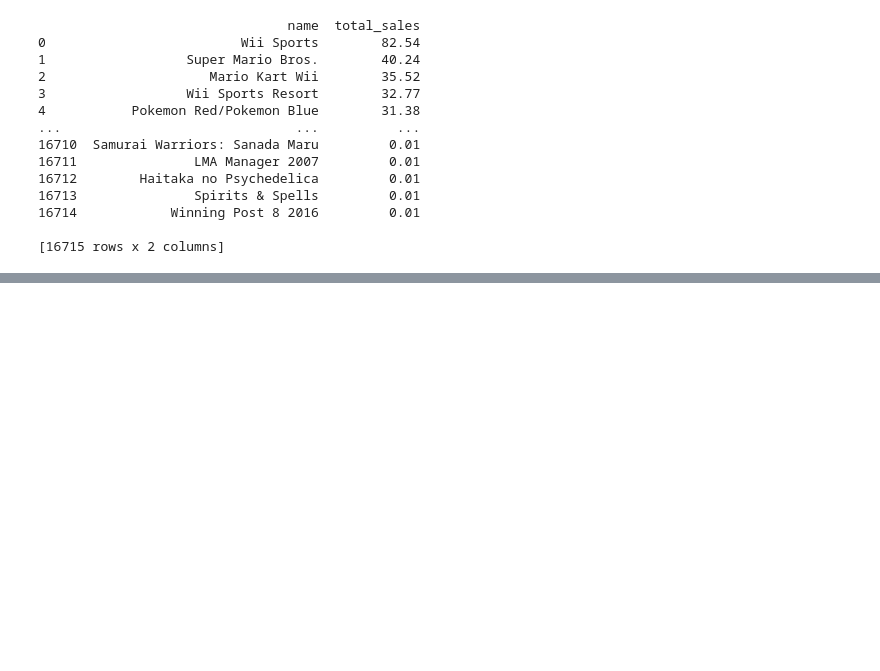
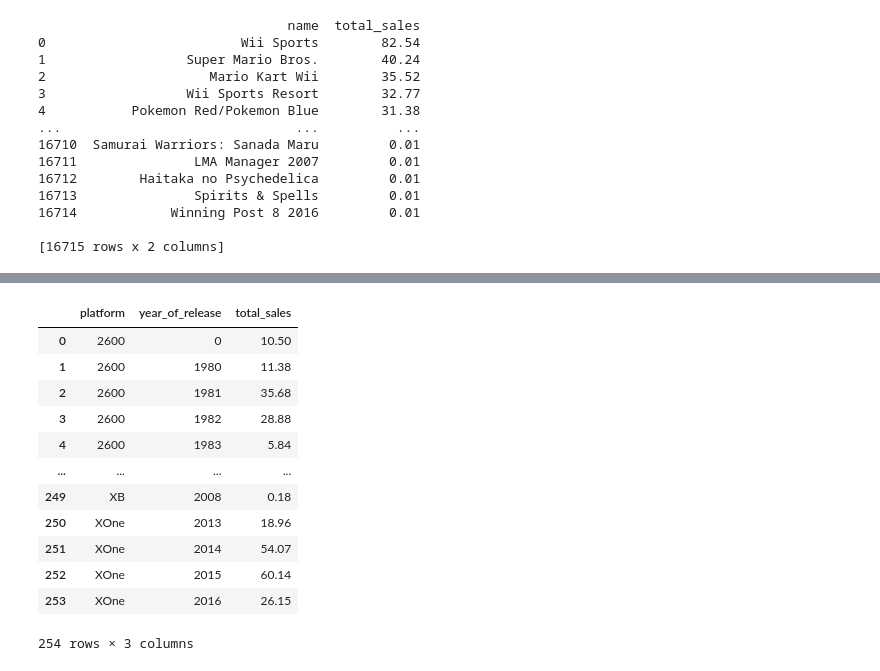
Before and after one commit to RafaelGenari/Bootcamp-Project-Video-Games-Ice-Company, a Jupyter notebook: Notebooks/EDA.ipynb, the cells around one changed output, grey strips where cells are left out. Cells and saved outputs as stored; diff of their text form; code cells hidden in the pictures; blank space fills up the shorter version.

```diff
--- a/Notebooks/EDA.ipynb
+++ b/Notebooks/EDA.ipynb
@@ -169,0 +202,18 @@ print(df_games[['name', 'total_sales']])
+# %%
+df_sales_per_plataform = df_games.groupby(['platform', 'year_of_release'])['total_sales'].sum().reset_index()
+
+df_sales_per_plataform
+# %% [output]
+|  | platform | year_of_release | total_sales |
+| 0 | 2600 | 0 | 10.50 |
+| 1 | 2600 | 1980 | 11.38 |
+| 2 | 2600 | 1981 | 35.68 |
+| 3 | 2600 | 1982 | 28.88 |
+| 4 | 2600 | 1983 | 5.84 |
+| ... | ... | ... | ... |
+| 249 | XB | 2008 | 0.18 |
+| 250 | XOne | 2013 | 18.96 |
+| 251 | XOne | 2014 | 54.07 |
+| 252 | XOne | 2015 | 60.14 |
+| 253 | XOne | 2016 | 26.15 |
+254 rows × 3 columns
```
Also changed, not shown: parts of 10 cells of this notebook.
